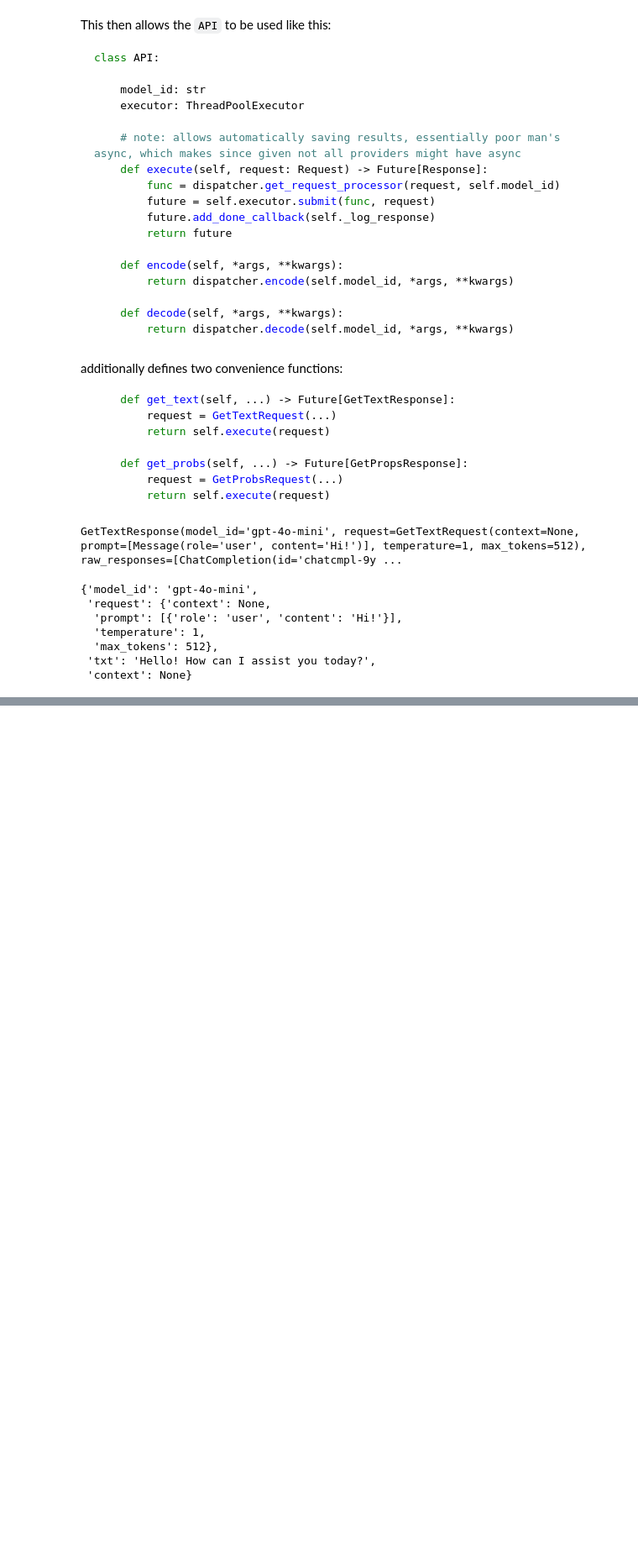
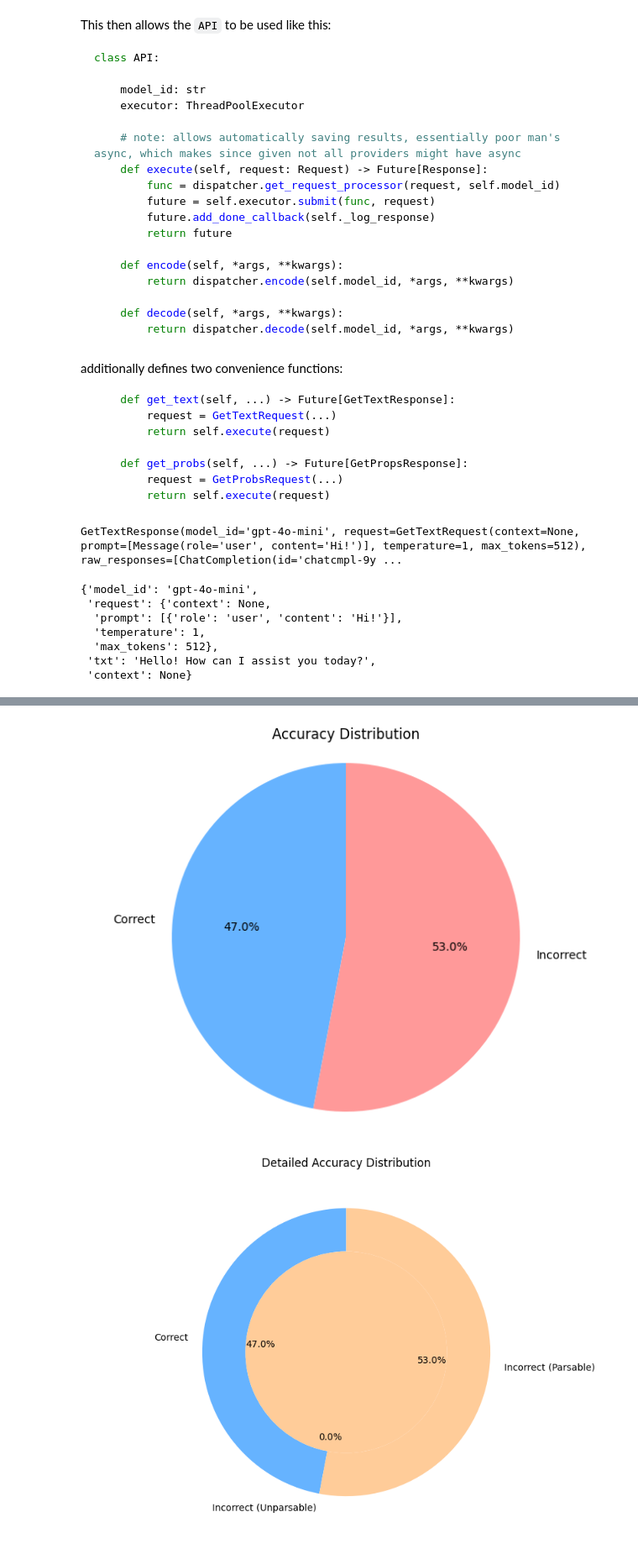
Before and after one commit to b-schoen/gpt_from_scratch, a Jupyter notebook: gpt_from_scratch/evals/example_eval.ipynb, the cells around one changed output, grey strips where cells are left out. Shown at 84% size. Drawn from its saved outputs; the diff is of its cells as text; code cells hidden in the pictures; blank space fills up the shorter version.

Commit message:
Got evalugator working in notebook, saving before splitting up

```diff
--- a/gpt_from_scratch/evals/example_eval.ipynb
+++ b/gpt_from_scratch/evals/example_eval.ipynb
@@ -404,0 +633,8 @@ No more tool calls left to resolve, breaking
+# %%
+# TODO(bschoen): Custom eval class
+# let's do it entirely without renderers
+# eval_spec = evalugator.structs._BaseEvalSpec(id='my-eval-spec', samples=samples, sample_origin='list')
+
+import evalugator.evals_utils
+
+eval_spec = evalugator.evals_utils.get_eval_spec(samples)
@@ -404,0 +719,4 @@ No more tool calls left to resolve, breaking
+# %%
+import evalugator.evals
+
+simple_eval = evalugator.evals.SimpleEval(model='gpt-4o-mini', eval_spec=eval_spec)
@@ -404,0 +744,8 @@ No more tool calls left to resolve, breaking
+# %%
+# calls:
+#  self.step(...)
+#  return self.result(...)
+#
+# note: default is to include a canary
+#
+eval_result = simple_eval.run(comment='no applicable canary, just for pipe flush')
@@ -404,0 +901,7 @@ No more tool calls left to resolve, breaking
+# %%
+eval_result_json_dict = eval_result.model_dump()
+
+visualize_results(eval_result_json_dict)
+# %% [output]
+[figure, added]
+[figure, added]
```
Also changed, not shown: parts of 17 cells of this notebook, 2 other files.
